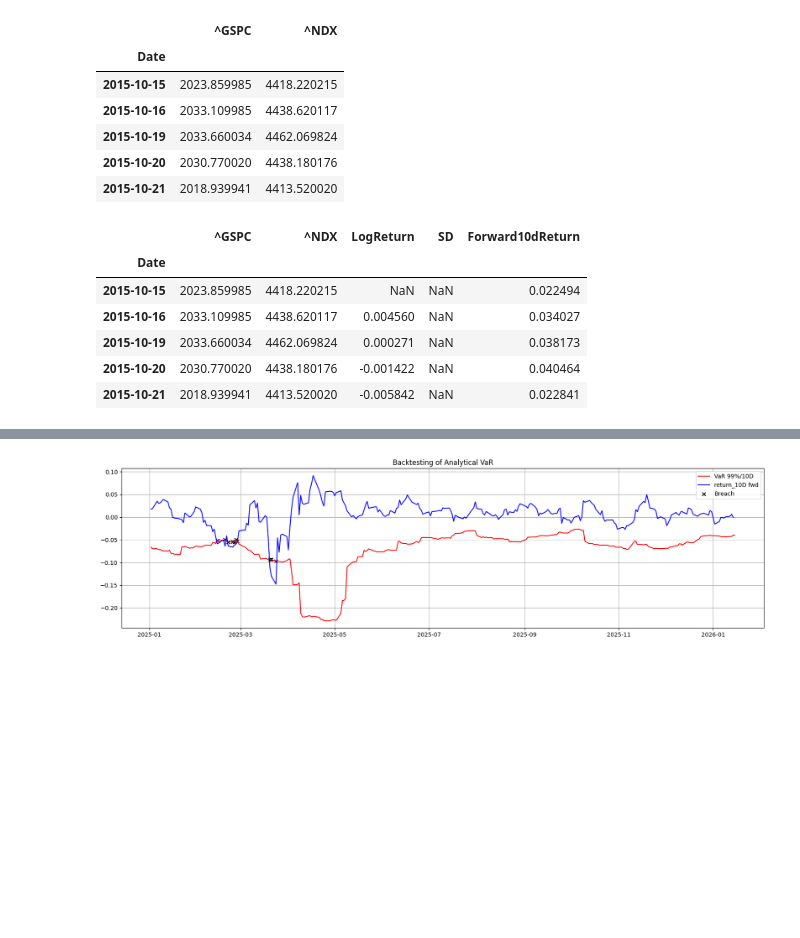
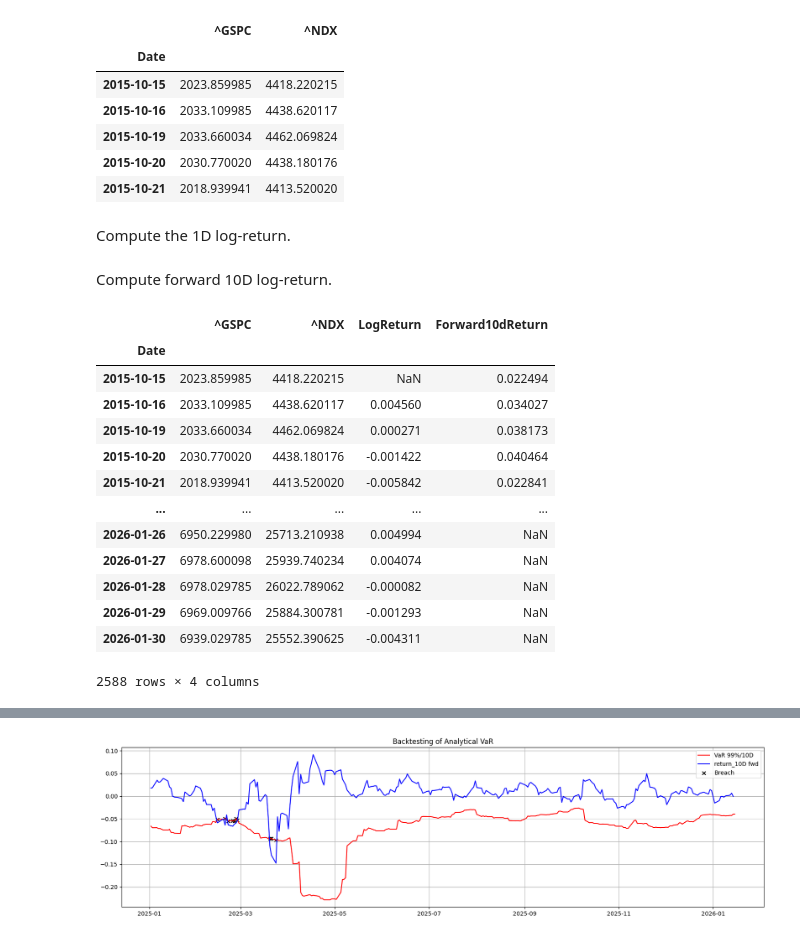
Before and after one commit to xption/CQFLearning, a Jupyter notebook: Exam1/3.ipynb, the cells around one changed output, grey strips where cells are left out. Cells and saved outputs as stored; diff of their text form; code cells hidden in the pictures; blank space fills up the shorter version.

```diff
--- a/Exam1/3.ipynb
+++ b/Exam1/3.ipynb
@@ -26,5 +49,7 @@ data.head()
 | 2015-10-19 | 2033.660034 | 4462.069824 |
 | 2015-10-20 | 2030.770020 | 4438.180176 |
 | 2015-10-21 | 2018.939941 | 4413.520020 |
+# %% [markdown]
+Compute the 1D log-return.
 # %%
 data['LogReturn'] = np.log(data['^GSPC']) - np.log(data['^GSPC'].shift(1))
@@ -37,10 +56,20 @@ data['Forward10dReturn'] = np.log(data['^GSPC'].shift(-11)) - np.log(data['^GSPC
-# %%
-data.head(5)
-# %% [output]
-|  | ^GSPC | ^NDX | LogReturn | SD | Forward10dReturn |
-| Date |  |  |  |  |  |
-| 2015-10-15 | 2023.859985 | 4418.220215 | NaN | NaN | 0.022494 |
-| 2015-10-16 | 2033.109985 | 4438.620117 | 0.004560 | NaN | 0.034027 |
-| 2015-10-19 | 2033.660034 | 4462.069824 | 0.000271 | NaN | 0.038173 |
-| 2015-10-20 | 2030.770020 | 4438.180176 | -0.001422 | NaN | 0.040464 |
-| 2015-10-21 | 2018.939941 | 4413.520020 | -0.005842 | NaN | 0.022841 |
+# %% [markdown]
+Compute forward 10D log-return.
+# %%
+data['Forward10dReturn'] = np.log(data['^GSPC'].shift(-11)) - np.log(data['^GSPC'].shift(-1))
+data
+# %% [output]
+|  | ^GSPC | ^NDX | LogReturn | Forward10dReturn |
+| Date |  |  |  |  |
+| 2015-10-15 | 2023.859985 | 4418.220215 | NaN | 0.022494 |
+| 2015-10-16 | 2033.109985 | 4438.620117 | 0.004560 | 0.034027 |
+| 2015-10-19 | 2033.660034 | 4462.069824 | 0.000271 | 0.038173 |
+| 2015-10-20 | 2030.770020 | 4438.180176 | -0.001422 | 0.040464 |
+| 2015-10-21 | 2018.939941 | 4413.520020 | -0.005842 | 0.022841 |
+| ... | ... | ... | ... | ... |
+| 2026-01-26 | 6950.229980 | 25713.210938 | 0.004994 | NaN |
+| 2026-01-27 | 6978.600098 | 25939.740234 | 0.004074 | NaN |
+| 2026-01-28 | 6978.029785 | 26022.789062 | -0.000082 | NaN |
+| 2026-01-29 | 6969.009766 | 25884.300781 | -0.001293 | NaN |
+| 2026-01-30 | 6939.029785 | 25552.390625 | -0.004311 | NaN |
+2588 rows × 4 columns
```
Also changed, not shown: parts of 26 cells of this notebook.
